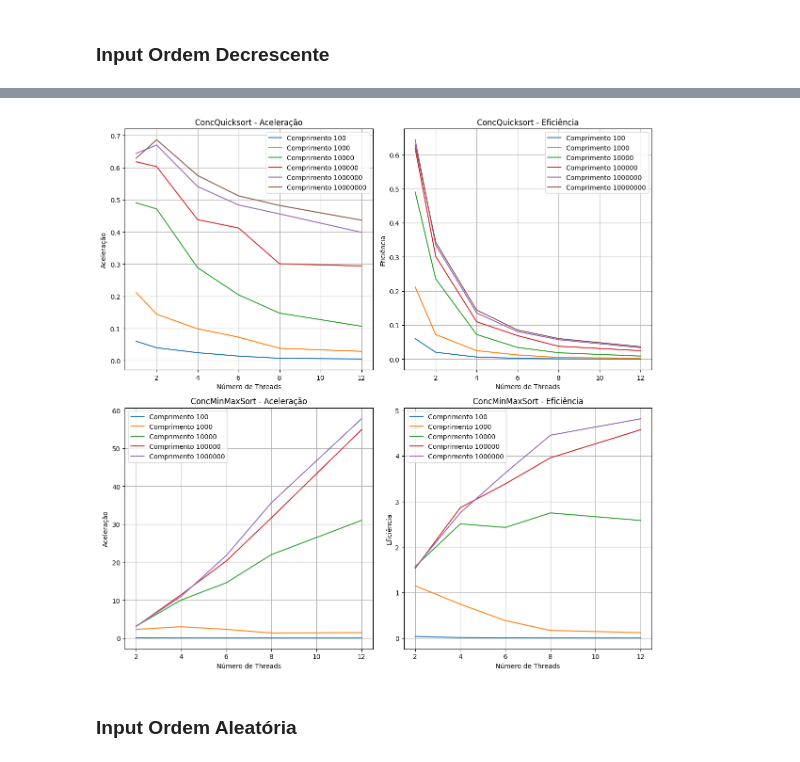
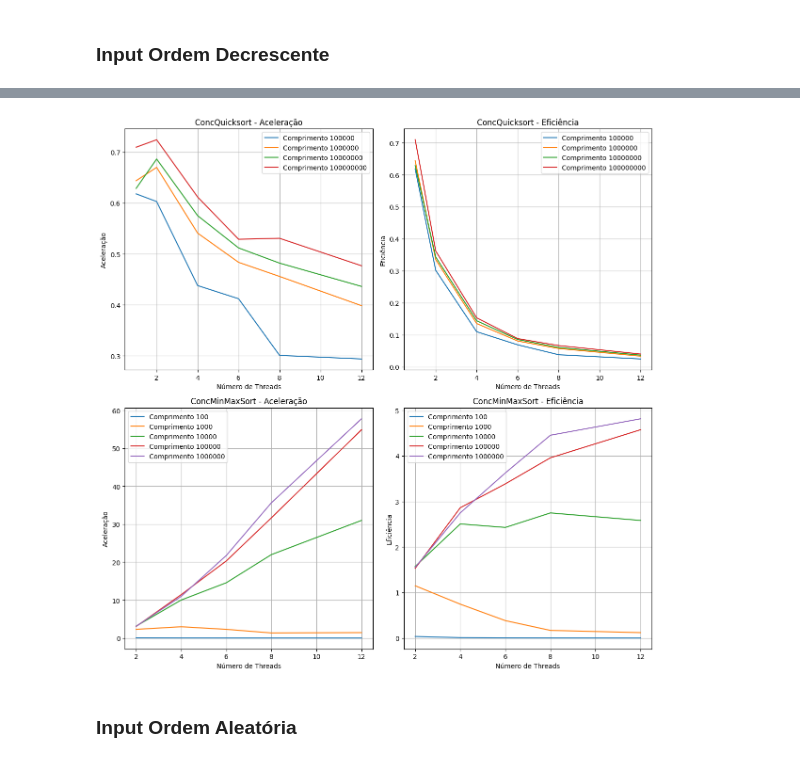
Before and after one commit to fl-iug7/TrabalhoFinalCompConc, a Jupyter notebook: Plot/PlotMetricas.ipynb, the cells around one changed output, grey strips where cells are left out. Cells and saved outputs as stored; diff of their text form; code cells hidden in the pictures.

Commit message:
Correção dos arquivos de plot

```diff
--- a/Plot/PlotMetricas.ipynb
+++ b/Plot/PlotMetricas.ipynb
@@ -194,19 +194,20 @@ def plotar_graficos(dados, programa, ax1, ax2):
     # Filtrar os dados para o programa dado (Concorrente)
     dados_programa = dados[dados['Programa Concorrente'] == programa]
 
-    # Filtrar os dados para comprimentos de dados entre 100 e 10.000.000
-    # Isso é feito para garantir que estamos lidando com tamanhos de entrada adequados
-    dados_programa = dados_programa[dados_programa['Comprimento'].between(100, 10000000)]
+    # Garantir que estamos lidando com comprimentos adequados para ambos os programas
+    # Filtrar os dados para comprimentos entre 100.000 e 10.000.000
+    # Filtrar os dados para comprimentos entre 10.000 e 10.000.000
+    if programa == "ConcQuicksort":
+        dados_programa = dados_programa[dados_programa['Comprimento'].between(100000, 100000000)]
+    else:  # Para o programa 'ConcMinMaxSort'
+        dados_programa = dados_programa[dados_programa['Comprimento'].between(100, 10000000)]
 
     # Plotar o gráfico de Aceleração
-    # Para cada valor único de 'Comprimento', vamos plotar a aceleração em função do número de threads
     for comprimento in dados_programa['Comprimento'].unique():
-        # Filtrar os dados para o comprimento atual
         dados_comprimento = dados_programa[dados_programa['Comprimento'] == comprimento]
-        # Plotar Aceleração no eixo ax1, para o comprimento específico
         ax1.plot(dados_comprimento['Threads'], dados_comprimento['Aceleração'], label=f"Comprimento {comprimento}")
 
-    # Configurar o eixo X (Número de Threads) e o eixo Y (Aceleração)
+    # Configurar o gráfico de Aceleração
     ax1.set_xlabel('Número de Threads')  # Rótulo do eixo X
     ax1.set_ylabel('Aceleração')         # Rótulo do eixo Y
     ax1.set_title(f'{programa} - Aceleração')  # Título do gráfico
@@ -214,14 +215,11 @@ def plotar_graficos(dados, programa, ax1, ax2):
     ax1.legend()    # Adicionar a legenda, que indica os diferentes comprimentos
 
     # Plotar o gráfico de Eficiência
-    # Para cada valor único de 'Comprimento', vamos plotar a eficiência em função do número de threads
     for comprimento in dados_programa['Comprimento'].unique():
-        # Filtrar os dados para o comprimento atual
         dados_comprimento = dados_programa[dados_programa['Comprimento'] == comprimento]
-        # Plotar Eficiência no eixo ax2, para o comprimento específico
         ax2.plot(dados_comprimento['Threads'], dados_comprimento['Eficiência'], label=f"Comprimento {comprimento}")
 
-    # Configurar o eixo X (Número de Threads) e o eixo Y (Eficiência)
+    # Configurar o gráfico de Eficiência
     ax2.set_xlabel('Número de Threads')  # Rótulo do eixo X
     ax2.set_ylabel('Eficiência')         # Rótulo do eixo Y
     ax2.set_title(f'{programa} - Eficiência')  # Título do gráfico
@@ -265,20 +232,26 @@ resultados_df[resultados_df['Programa Concorrente'] == "ConcMinMaxSort"].describ
 # %%
+# Caminho do arquivo CSV
+caminho_arquivo = "InputDesc.csv"
+
+# Chamar a função para calcular aceleração e eficiência
+resultados_df = calcular_aceleracao_eficiencia(caminho_arquivo)
+
 # Save the results to Excel
-resultados_df.to_excel("InputRandomExcel.xlsx", index=False)
+resultados_df.to_excel("InputDescExcel.xlsx", index=False)
 
 # Create the figure for the plots
 fig, axs = plt.subplots(2, 2, figsize=(12, 12))
 
 # Plot graphs for Quicksort and MinMaxSort
 plotar_graficos(resultados_df, "ConcQuicksort", axs[0, 0], axs[0, 1])
 plotar_graficos(resultados_df, "ConcMinMaxSort", axs[1, 0], axs[1, 1])
 
 # Adjust layout to avoid overlap
 plt.tight_layout()
 
 # Show the plots
 plt.show()
 # %% [output]
-[figure, old version]
+[figure, new version]
 # %% [markdown]
 ### Input Ordem Aleatória
```
Also changed, not shown: parts of 6 cells of this notebook, 2 other files.
